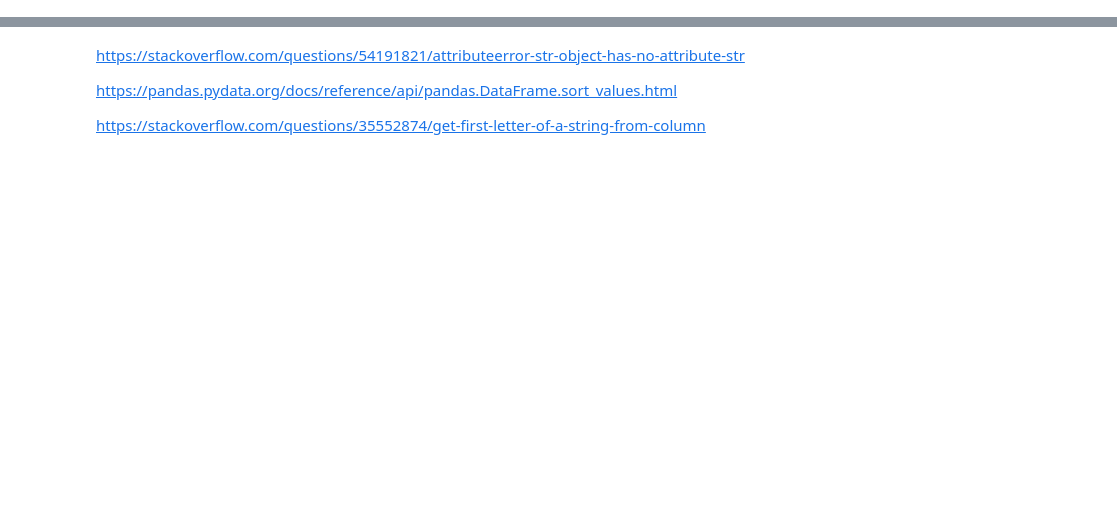
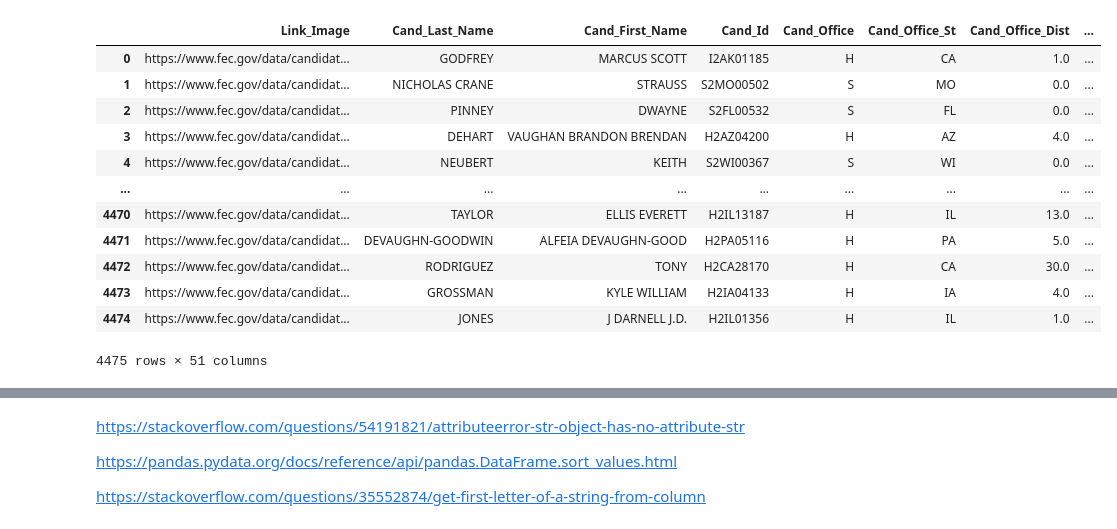
Before and after one commit to manasikarale/Data-Cleaning-Project, a Jupyter notebook: IS537 Data cleaning project candidate dataset.ipynb, the cells around one changed output, grey strips where cells are left out. Cells and saved outputs as stored; diff of their text form; code cells hidden in the pictures; blank space fills up the shorter version.

```diff
--- a/IS537 Data cleaning project candidate dataset.ipynb
+++ b/IS537 Data cleaning project candidate dataset.ipynb
@@ -2550,0 +59,6 @@ cand['Individual_Contribution']#.unique()
+# %%
+# Replace incaccurate values in 'Link_Image' with the correct or expected values
+
+candidate_data['Link_Image'] = candidate_data.apply(lambda x: x['Link_Image']
+                                if x['Link_Image'] == 'https://www.fec.gov/data/candidate/'+x['Cand_Id']+'/?cycle=2022'
+                                else 'https://www.fec.gov/data/candidate/'+x['Cand_Id']+'/?cycle=2022', axis=1)
@@ -2550,0 +87,4 @@ cand['Individual_Contribution']#.unique()
+# %%
+# drop the column no longer required
+
+candidate_data = candidate_data.drop('Inaccurate_Link', axis=1)
@@ -2550,0 +107,28 @@ cand['Individual_Contribution']#.unique()
+# %%
+# splitting the full name into two values into first name and last name
+
+candidate_data[['Cand_Last_Name','Cand_First_Name']] = candidate_data.Cand_Name.str.split(",", n=1,expand=True)
+# %%
+# drop the column no longer required and rearrange the columns into correct order
+
+candidate_data=candidate_data.drop(columns=['Cand_Name'],axis=1)
+candidate_data = candidate_data.iloc[:,[0,49,50,1,2,3,4,5,6,7,8,9,10,11,12,13,14,15,16,17,18,19,20,21,22,23,24,25,26,27,28,
+                                        29,30,31,32,33,34,35,36,37,38,39,40,41,42,43,44,45,46,47,48]]
+# %%
+# check how multiple values are now split into different columns
+
+candidate_data
+# %% [output]
+|  | Link_Image | Cand_Last_Name | Cand_First_Name | Cand_Id | Cand_Office | Cand_Office_St | Cand_Office_Dist | ... |
+| 0 | https://www.fec.gov/data/candidat... | GODFREY | MARCUS SCOTT | I2AK01185 | H | CA | 1.0 | ... |
+| 1 | https://www.fec.gov/data/candidat... | NICHOLAS CRANE | STRAUSS | S2MO00502 | S | MO | 0.0 | ... |
+| 2 | https://www.fec.gov/data/candidat... | PINNEY | DWAYNE | S2FL00532 | S | FL | 0.0 | ... |
+| 3 | https://www.fec.gov/data/candidat... | DEHART | VAUGHAN BRANDON BRENDAN | H2AZ04200 | H | AZ | 4.0 | ... |
+| 4 | https://www.fec.gov/data/candidat... | NEUBERT | KEITH | S2WI00367 | S | WI | 0.0 | ... |
+| ... | ... | ... | ... | ... | ... | ... | ... | ... |
+| 4470 | https://www.fec.gov/data/candidat... | TAYLOR | ELLIS EVERETT | H2IL13187 | H | IL | 13.0 | ... |
+| 4471 | https://www.fec.gov/data/candidat... | DEVAUGHN-GOODWIN | ALFEIA DEVAUGHN-GOOD | H2PA05116 | H | PA | 5.0 | ... |
+| 4472 | https://www.fec.gov/data/candidat... | RODRIGUEZ | TONY | H2CA28170 | H | CA | 30.0 | ... |
+| 4473 | https://www.fec.gov/data/candidat... | GROSSMAN | KYLE WILLIAM | H2IA04133 | H | IA | 4.0 | ... |
+| 4474 | https://www.fec.gov/data/candidat... | JONES | J DARNELL J.D. | H2IL01356 | H | IL | 1.0 | ... |
+4475 rows × 51 columns
```
Also changed, not shown: parts of 83 cells of this notebook.
